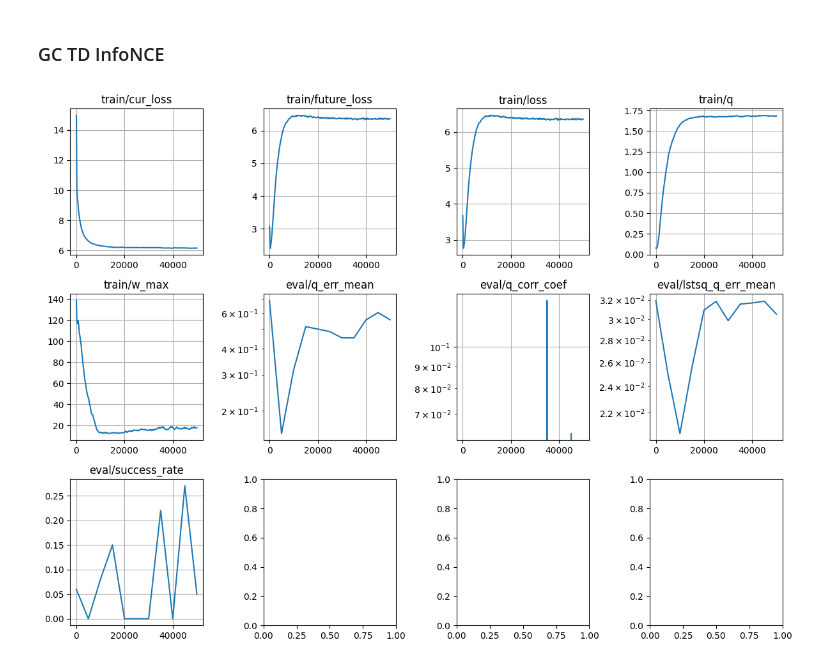
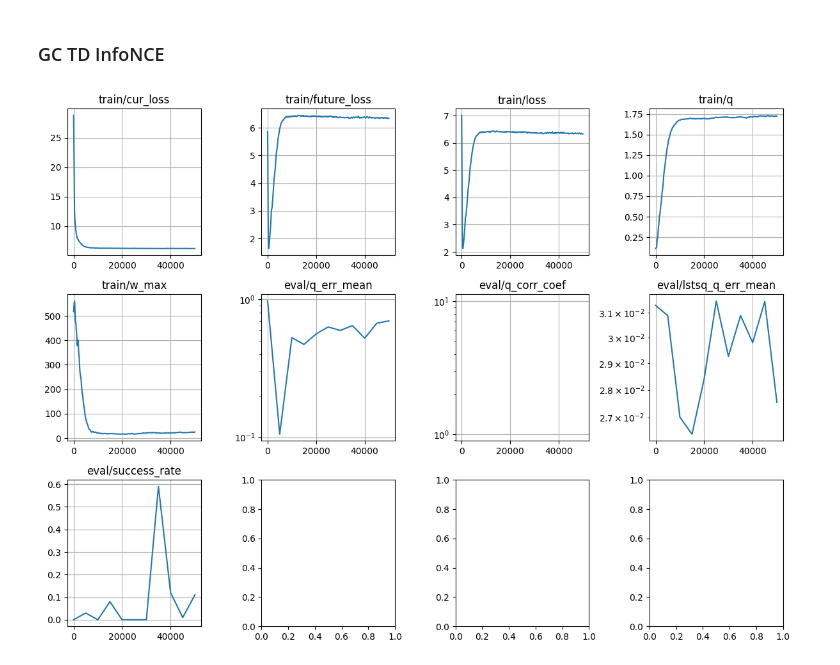
Before and after one commit to chongyi-zheng/ogbench, a Jupyter notebook: notebooks/mdp2gcmdp_CliffWalking.ipynb, the cells around one changed output. Drawn from its saved outputs; the diff is of its cells as text; code cells hidden in the pictures.

```diff
--- a/notebooks/mdp2gcmdp_CliffWalking.ipynb
+++ b/notebooks/mdp2gcmdp_CliffWalking.ipynb
@@ -561,7 +561,7 @@ def sample_augmented_batch(batch_size, p_curgoal=0.2, p_trajgoal=0.5, relabel_re
     if relabel_reward:
         successes = np.logical_or((idxs + 1) == goal_idxs, idxs == goal_idxs).astype(float)
         batch['masks'] = 1.0 - successes
-        batch['rewards'] = successes
+        batch['rewards'] = successes - 1  # 0 for goal and -1 for other states
 
     return batch
 # %%
@@ -1021,8 +1021,8 @@ def loss_fn(params, target_params, batch):
   next_qs = critic.apply(target_params, next_observations, next_actions, goals)
   next_qs = next_qs.reshape([batch_size, env.nA])
   next_q = next_qs.max(axis=-1)
-  # target_q = (1 - discount) * batch['rewards'] + discount * batch['masks'] * next_q
-  target_q = (1 - discount) * batch['rewards'] + discount * next_q
+  target_q = (1 - discount) * batch['rewards'] + discount * batch['masks'] * next_q
+  # target_q = (1 - discount) * batch['rewards'] + discount * next_q
 
   loss = jnp.mean((q - target_q) ** 2)
 
@@ -1444,7 +1451,7 @@ key = jax.random.PRNGKey(np.random.randint(0, 2**32))
 key, critic_key = jax.random.split(key)
 
 example_batch = sample_augmented_batch(2)
-critic = Critic(repr_dim=32)
+critic = Critic(repr_dim=16)
 critic_params = critic.init(critic_key, example_batch['observations'], example_batch['actions'], example_batch['next_observations'])
 target_critic_params = copy.deepcopy(critic_params)
 
@@ -1462,16 +1469,16 @@ def loss_fn(params, target_params, batch):
 
   next_observations = batch['next_observations'][:, None].repeat(aug_env.nA, axis=1).reshape(-1)
   next_actions = jnp.arange(aug_env.nA)[None, :].repeat(batch_size, axis=0).reshape(-1)
-  random_states = jnp.roll(batch['next_observations'], -1, axis=0)[:, None].repeat(aug_env.nA, axis=1).reshape(-1)
+  # random_states = jnp.roll(batch['next_observations'], -1, axis=0)[:, None].repeat(aug_env.nA, axis=1).reshape(-1)
 
   future_logit = critic.apply(
     params, next_observations, next_actions, random_states)
   plus_logits = critic.apply(params, next_observations, next_actions,
                              jnp.full_like(next_observations, (aug_env.nS - 2)))
   I = jnp.eye(batch_size * aug_env.nA)
-  plus_logits = plus_logits * I + future_logit * (1 - I)
-  # plus_log_probs = jnp.diag(plus_logits) - jax.nn.logsumexp(future_logit, axis=-1)
-  plus_log_probs = jnp.diag(jax.nn.log_softmax(plus_logits, axis=-1))
+  # plus_logits = plus_logits * I + future_logit * (1 - I)
+  plus_log_probs = jnp.diag(plus_logits) - jax.nn.logsumexp(future_logit, axis=-1)
+  # plus_log_probs = jnp.diag(jax.nn.log_softmax(plus_logits, axis=-1))
   plus_log_probs = plus_log_probs.reshape([batch_size, aug_env.nA])
   next_actions = jnp.argmax(plus_log_probs, axis=-1)
   next_actions = jax.lax.stop_gradient(next_actions)
@@ -1528,6 +1535,7 @@ def loss_fn(params, target_params, batch):
   return loss, info
 
 optimizer = optax.adam(learning_rate=3e-4)
+# optimizer = optax.adamw(learning_rate=5e-5, weight_decay=1e-2, b1=0.9, b2=0.95)
 opt_state = optimizer.init(critic_params)
 grad_fn = jax.value_and_grad(loss_fn, has_aux=True)
 
@@ -1684,8 +1692,19 @@ pi:
 # %% [markdown]
 ### GC TD InfoNCE
 # %%
+class LogParam(nn.Module):
+  """Scalar parameter module with log scale."""
+
+  init_value: float = 1.0
+
+  @nn.compact
+  def __call__(self):
+    log_value = self.param('log_value', init_fn=lambda key: jnp.full((), jnp.log(self.init_value)))
+    return log_value
+
 class Critic(nn.Module):
   repr_dim: int = 512
+  log_temp: LogParam = LogParam()
 
   @nn.compact
   def __call__(self, obs, action, goals, future_obs):
@@ -1711,11 +1730,9 @@ class Critic(nn.Module):
       nn.Dense(self.repr_dim),
     ])(psi_inputs)
 
-    # logits = jnp.einsum('ik,jk->ij', phi, psi)
-    # logits = logits / jnp.sqrt(self.repr_dim)
     phi = phi / jnp.linalg.norm(phi, axis=-1, keepdims=True) * jnp.sqrt(self.repr_dim)
     psi = psi / jnp.linalg.norm(psi, axis=-1, keepdims=True) * jnp.sqrt(self.repr_dim)
-    logits = jnp.einsum('ik,jk->ij', phi, psi)
+    logits = jnp.einsum('ik,jk->ij', phi, psi) / jnp.exp(self.log_temp())
 
     return logits
 # %%
@@ -1731,7 +1748,7 @@ key = jax.random.PRNGKey(np.random.randint(0, 2**32))
 key, critic_key = jax.random.split(key)
 
 example_batch = sample_augmented_batch(2)
-critic = Critic(repr_dim=32)
+critic = Critic(repr_dim=128)
 critic_params = critic.init(critic_key,
                             example_batch['observations'], example_batch['actions'],
                             example_batch['goals'], example_batch['next_observations'])
@@ -1807,7 +1824,7 @@ def loss_fn(params, target_params, batch):
 
   return loss, info
 
-optimizer = optax.adam(learning_rate=5e-3)
+optimizer = optax.adam(learning_rate=3e-4)
 opt_state = optimizer.init(critic_params)
 grad_fn = jax.value_and_grad(loss_fn, has_aux=True)
 
@@ -1902,34 +1919,34 @@ def evaluate_fn(params, batch):
     'lstsq_q_err_mean': lstsq_q_err_mean,
     'success_rate': sr,
   }
 
   return info
 
 metrics = defaultdict(list)
 for i in tqdm.trange(1, num_iterations + 1):
   batch = sample_augmented_batch(batch_size)
   critic_params, target_critic_params, opt_state, loss, info = update_fn(
     critic_params, target_critic_params, opt_state, batch)
 
   for k, v in info.items():
     metrics['train/' + k].append(
       np.array([i, v])
     )
 
   if i == 1 or i % eval_interval == 0:
     eval_info = evaluate_fn(critic_params, batch)
     for k, v in eval_info.items():
       metrics['eval/' + k].append(
         np.array([i, v])
       )
 
   if i == 1 or i % log_interval == 0:
     plot_metrics(metrics, logyscale_stats=['eval/q_err_mean', 'eval/lstsq_q_err_mean', 'eval/q_corr_coef'])
     display.clear_output(wait=True)
     plt.tight_layout()
     plt.show()
 # %% [output]
-[figure, old version]
+[figure, new version]
 # %%
 td_infonce_metrics = metrics
 print(td_infonce_metrics['eval/q_err_mean'][-1])
```
Also changed, not shown: parts of 30 cells of this notebook.
